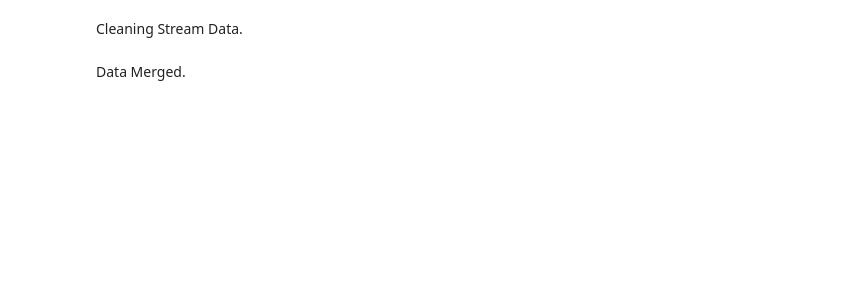
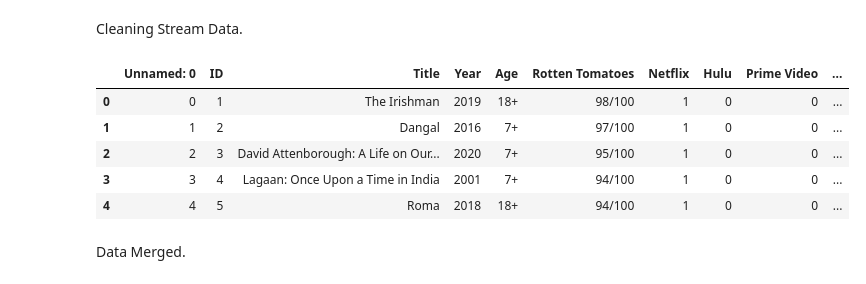
Before and after one commit to danthreepo/CapstoneProject_2025, a Jupyter notebook: vankirk_capstone_project_2025.ipynb, the cells around one changed output. Drawn from its saved outputs; the diff is of its cells as text; code cells hidden in the pictures; blank space fills up the shorter version.

```diff
--- a/vankirk_capstone_project_2025.ipynb
+++ b/vankirk_capstone_project_2025.ipynb
@@ -72,6 +82,16 @@ stream_dataset[['NETFLIX', 'HULU', 'PRIME VIDEO', 'DISNEY+']] = stream_dataset[[
 stream_dataset = stream_dataset.rename(columns={'TITLE': 'MOVIE NAME'})
 stream_dataset = stream_dataset.dropna()
 stream_dataset.columns = stream_dataset.columns.str.strip().str.upper()
+# %%
+# This section of code displays the first 5 rows of the cleaned stream dataset.
+stream_dataset.head(5)
+# %% [output]
+|  | Unnamed: 0 | ID | Title | Year | Age | Rotten Tomatoes | Netflix | Hulu | Prime Video | ... |
+| 0 | 0 | 1 | The Irishman | 2019 | 18+ | 98/100 | 1 | 0 | 0 | ... |
+| 1 | 1 | 2 | Dangal | 2016 | 7+ | 97/100 | 1 | 0 | 0 | ... |
+| 2 | 2 | 3 | David Attenborough: A Life on Our... | 2020 | 7+ | 95/100 | 1 | 0 | 0 | ... |
+| 3 | 3 | 4 | Lagaan: Once Upon a Time in India | 2001 | 7+ | 94/100 | 1 | 0 | 0 | ... |
+| 4 | 4 | 5 | Roma | 2018 | 18+ | 94/100 | 1 | 0 | 0 | ... |
 # %% [markdown]
 Data Merged.
 # %%
```
Also changed, not shown: parts of 1 cell of this notebook.
